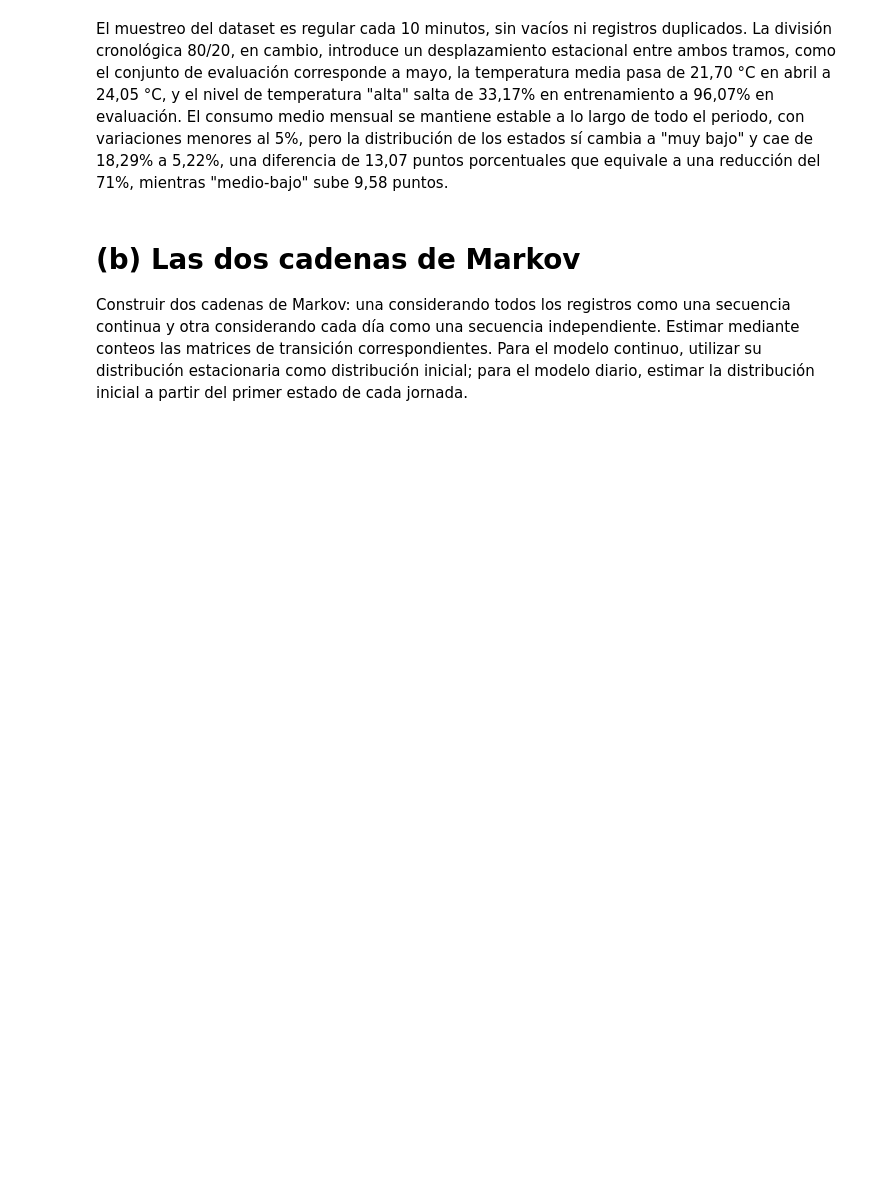
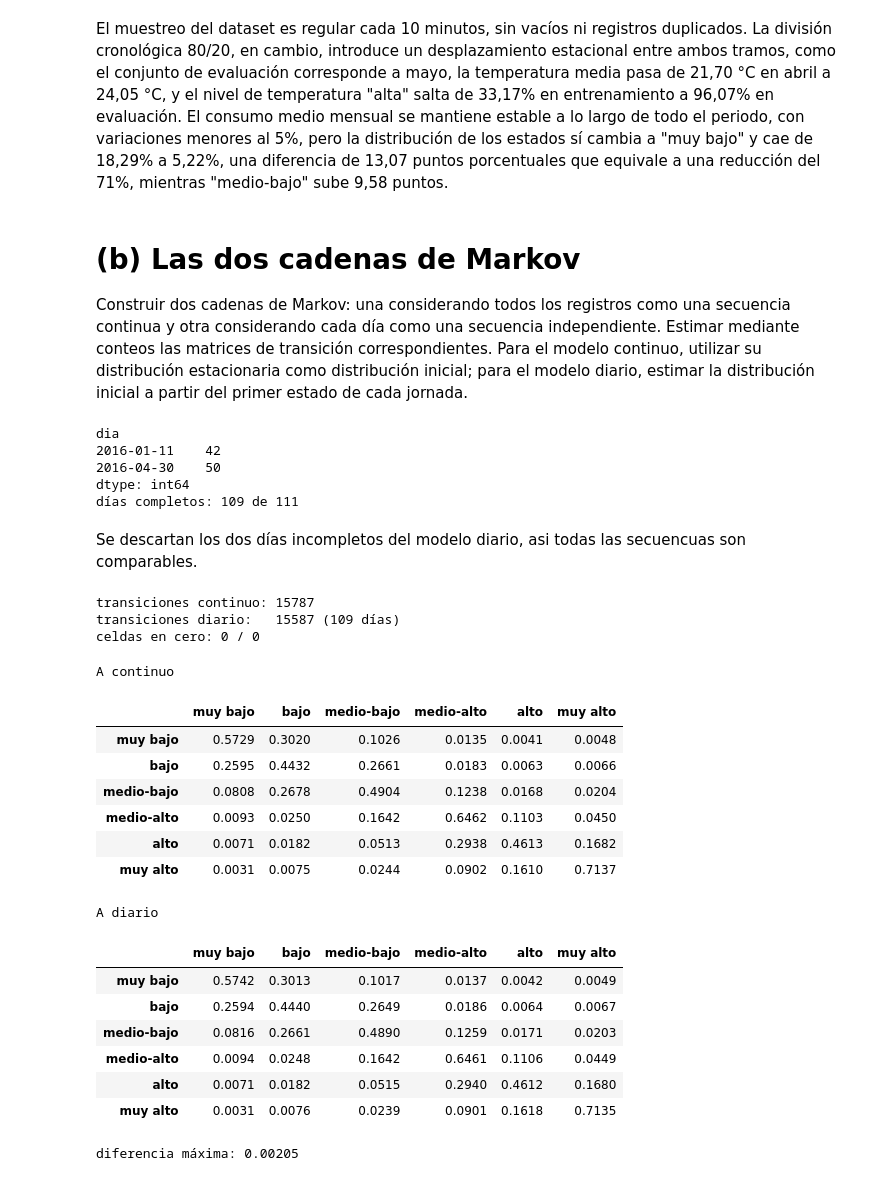
Before and after one commit to Shimumuu/Tareas_AI_2026, a Jupyter notebook: Magdalena_Correa_Martin_Melo_Tarea1_Part2.ipynb, the cells around one changed output. Saved outputs shown, nothing was run; the diff lists cells and outputs as text; code cells hidden in the pictures; blank space fills up the shorter version.

```diff
--- a/Magdalena_Correa_Martin_Melo_Tarea1_Part2.ipynb
+++ b/Magdalena_Correa_Martin_Melo_Tarea1_Part2.ipynb
@@ -290,3 +290,67 @@ secuencia independiente. Estimar mediante conteos las matrices de
 transición correspondientes. Para el modelo continuo, utilizar su distribución
 estacionaria como distribución inicial; para el modelo diario, estimar la
 distribución inicial a partir del primer estado de cada jornada.
+# %%
+# reviso si hay días incompletos (deberían ser 144 registros por día)
+largos = train.groupby("dia").size()
+print(largos[largos != 144])
+print("días completos:", (largos == 144).sum(), "de", len(largos))
+# %% [output]
+dia
+2016-01-11    42
+2016-04-30    50
+dtype: int64
+días completos: 109 de 111
+# %% [markdown]
+Se descartan los dos días incompletos del modelo diario, asi todas las secuencuas son comparables.
+# %%
+def contar_transiciones(secuencias):
+    C = np.zeros((6, 6))
+    for s in secuencias:
+        for i, j in zip(s[:-1], s[1:]):
+            C[i, j] += 1
+    return C
+
+# Modelo continuo: una sola secuencia
+sec_continua = [train["estado"].to_numpy()]
+
+# Modelo diario: una secuencia por día completo
+sec_diarias = [g["estado"].to_numpy() for _, g in train.groupby("dia") if len(g) == 144]
+
+C_cont = contar_transiciones(sec_continua)
+C_dia = contar_transiciones(sec_diarias)
+
+A_cont = (C_cont + 1) / (C_cont + 1).sum(axis=1, keepdims=True)
+A_dia = (C_dia + 1) / (C_dia + 1).sum(axis=1, keepdims=True)
+
+print("transiciones continuo:", int(C_cont.sum()))
+print("transiciones diario:  ", int(C_dia.sum()), f"({len(sec_diarias)} días)")
+print("celdas en cero:", int((C_cont == 0).sum()), "/", int((C_dia == 0).sum()))
+# %% [output]
+transiciones continuo: 15787
+transiciones diario:   15587 (109 días)
+celdas en cero: 0 / 0
+# %%
+print("A continuo")
+display(pd.DataFrame(A_cont.round(4), index=estados, columns=estados))
+print("\nA diario")
+display(pd.DataFrame(A_dia.round(4), index=estados, columns=estados))
+print("\ndiferencia máxima:", round(abs(A_cont - A_dia).max(), 5))
+# %% [output]
+A continuo
+|  | muy bajo | bajo | medio-bajo | medio-alto | alto | muy alto |
+| muy bajo | 0.5729 | 0.3020 | 0.1026 | 0.0135 | 0.0041 | 0.0048 |
+| bajo | 0.2595 | 0.4432 | 0.2661 | 0.0183 | 0.0063 | 0.0066 |
+| medio-bajo | 0.0808 | 0.2678 | 0.4904 | 0.1238 | 0.0168 | 0.0204 |
+| medio-alto | 0.0093 | 0.0250 | 0.1642 | 0.6462 | 0.1103 | 0.0450 |
+| alto | 0.0071 | 0.0182 | 0.0513 | 0.2938 | 0.4613 | 0.1682 |
+| muy alto | 0.0031 | 0.0075 | 0.0244 | 0.0902 | 0.1610 | 0.7137 |
+A diario
+|  | muy bajo | bajo | medio-bajo | medio-alto | alto | muy alto |
+| muy bajo | 0.5742 | 0.3013 | 0.1017 | 0.0137 | 0.0042 | 0.0049 |
+| bajo | 0.2594 | 0.4440 | 0.2649 | 0.0186 | 0.0064 | 0.0067 |
+| medio-bajo | 0.0816 | 0.2661 | 0.4890 | 0.1259 | 0.0171 | 0.0203 |
+| medio-alto | 0.0094 | 0.0248 | 0.1642 | 0.6461 | 0.1106 | 0.0449 |
+| alto | 0.0071 | 0.0182 | 0.0515 | 0.2940 | 0.4612 | 0.1680 |
+| muy alto | 0.0031 | 0.0076 | 0.0239 | 0.0901 | 0.1618 | 0.7135 |
+diferencia máxima: 0.00205
```
Also changed, not shown: parts of 19 cells of this notebook.
